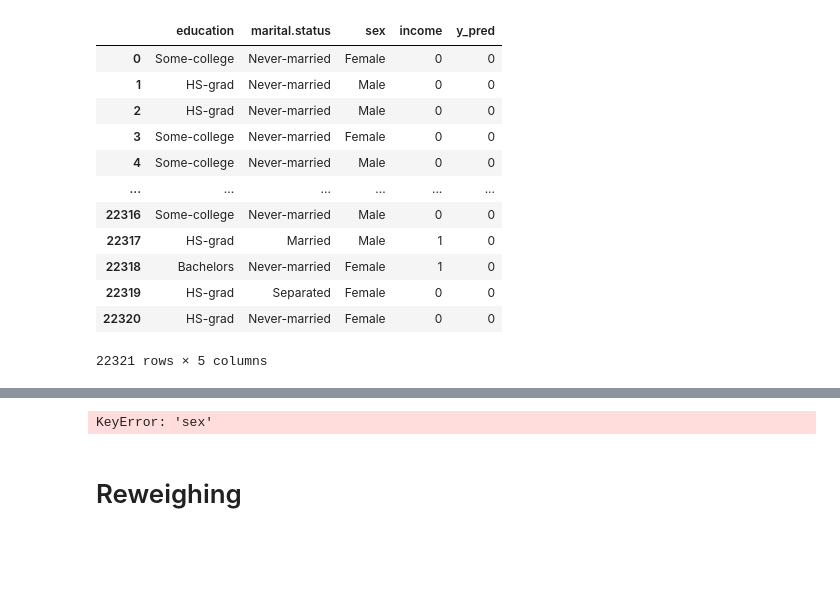
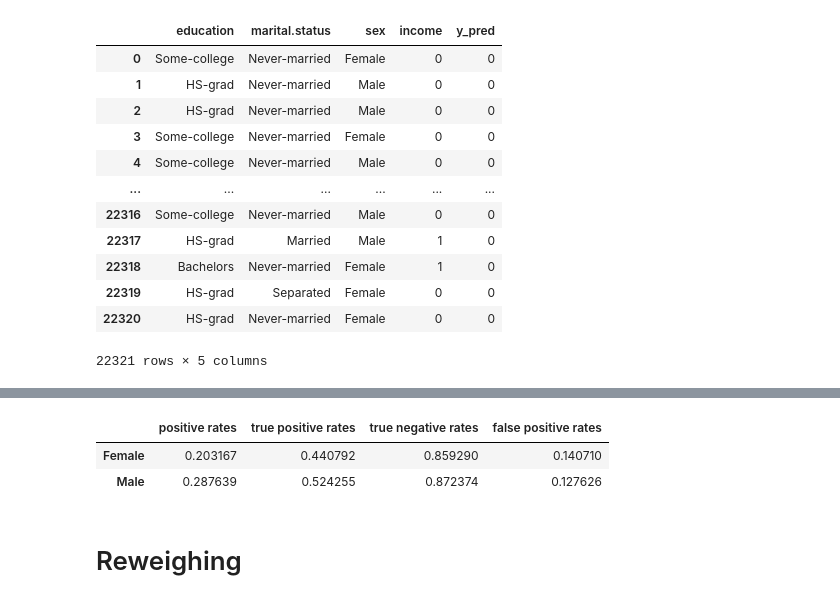
Before and after one commit to JipSchoneveld/HCML_project, a Jupyter notebook: train.ipynb, the cells around one changed output, grey strips where cells are left out. Drawn from its saved outputs; the diff is of its cells as text; code cells hidden in the pictures; blank space fills up the shorter version.

Commit message:
eval function fix

```diff
--- a/train.ipynb
+++ b/train.ipynb
@@ -262,12 +262,14 @@ logreg_eval_test
 # %%
 logreg_fair_eval_test = pd.DataFrame()
-logreg_fair_eval_test['positive rates'] = positive_rates(logreg_eval_test, 'sex')
-logreg_fair_eval_test['true positive rates'] = true_postive_rates(logreg_eval_test, 'sex')
-logreg_fair_eval_test['true negative rates'] = true_negative_rate(logreg_eval_test, 'sex')
-logreg_fair_eval_test['false positive rates'] = false_postive_rates(logreg_eval_test, 'sex')
+logreg_fair_eval_test['positive rates'] = positive_rates(logreg_results_test, 'sex')
+logreg_fair_eval_test['true positive rates'] = true_postive_rates(logreg_results_test, 'sex')
+logreg_fair_eval_test['true negative rates'] = true_negative_rate(logreg_results_test, 'sex')
+logreg_fair_eval_test['false positive rates'] = false_postive_rates(logreg_results_test, 'sex')
 logreg_fair_eval_test.to_csv(os.path.join('Results', 'test_2018_fair_eval.csv'),sep='\t')
 logreg_fair_eval_test
 # %% [output]
-KeyError: 'sex'
+|  | positive rates | true positive rates | true negative rates | false positive rates |
+| Female | 0.203167 | 0.440792 | 0.859290 | 0.140710 |
+| Male | 0.287639 | 0.524255 | 0.872374 | 0.127626 |
 # %% [markdown]
 # Reweighing
```
Also changed, not shown: parts of 6 cells of this notebook, 4 other files.
